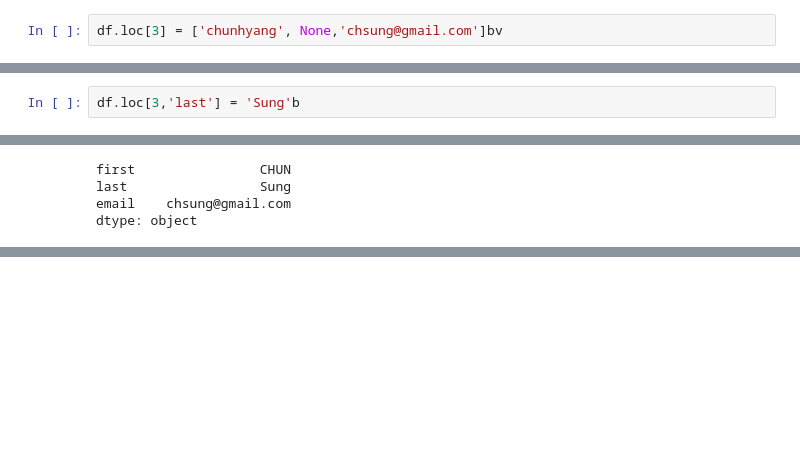
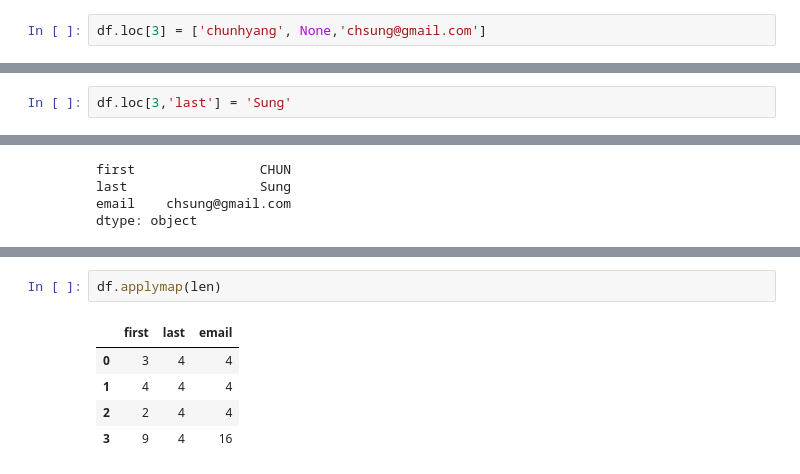
Before and after one commit to AZMIRAI/JUPYTER_NOTEBOOK, a Jupyter notebook: pandas/pandas_update_rows_columns(0923).ipynb, the cells around one changed output, grey strips where cells are left out. Drawn from its saved outputs; the diff is of its cells as text; blank space fills up the shorter version.

```diff
--- a/pandas/pandas_update_rows_columns(0923).ipynb
+++ b/pandas/pandas_update_rows_columns(0923).ipynb
@@ -301,7 +301,7 @@ dtype: int64
 # %%
 import numpy as np
 # %%
-df.loc[3] = ['chunhyang', None,'chsung@gmail.com']bv
+df.loc[3] = ['chunhyang', None,'chsung@gmail.com']
 # %%
 df.apply(len)
 # %% [output]
@@ -371,7 +371,7 @@ df
 | 2 | 몽룡 | park | park |
 | 3 | chunhyang | None | chsung@gmail.com |
 # %%
-df.loc[3,'last'] = 'Sung'b
+df.loc[3,'last'] = 'Sung'
 # %%
 df
 # %% [output]
@@ -389,0 +442,8 @@ dtype: object
+# %%
+df.applymap(len)
+# %% [output]
+|  | first | last | email |
+| 0 | 3 | 4 | 4 |
+| 1 | 4 | 4 | 4 |
+| 2 | 2 | 4 | 4 |
+| 3 | 9 | 4 | 16 |
```
Also changed, not shown: parts of 17 cells of this notebook.
